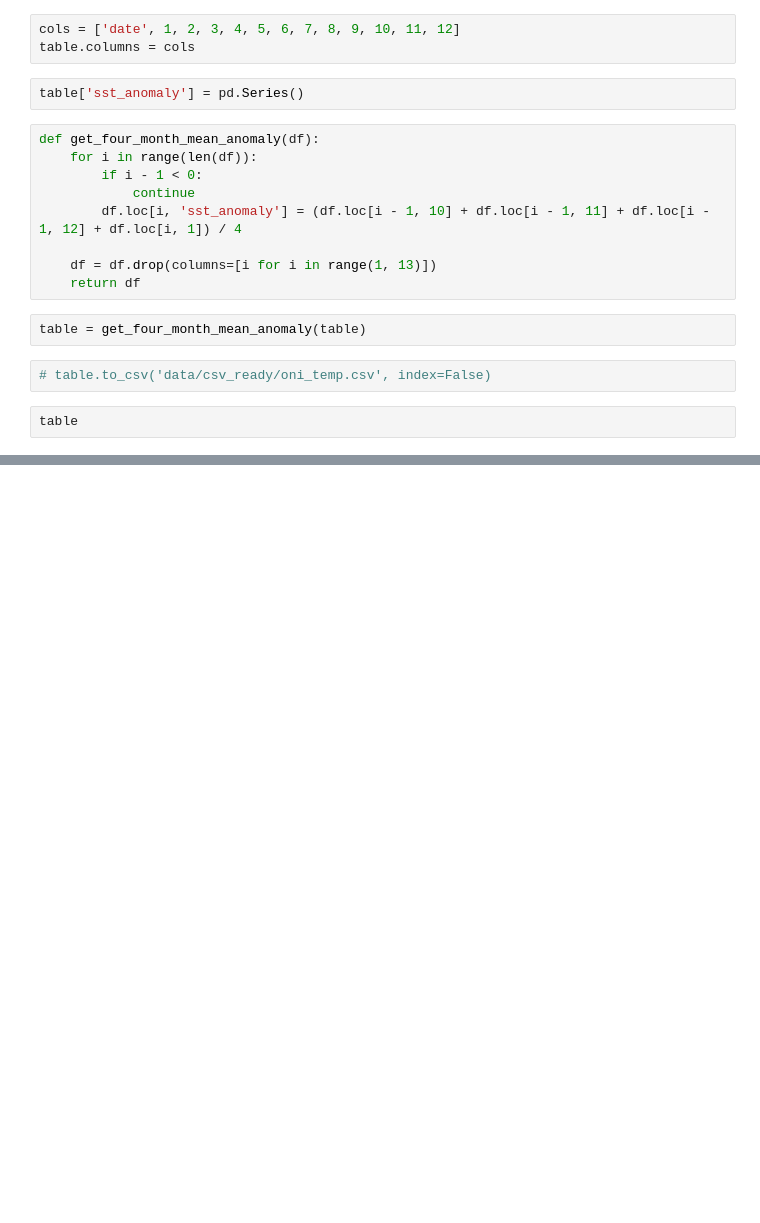
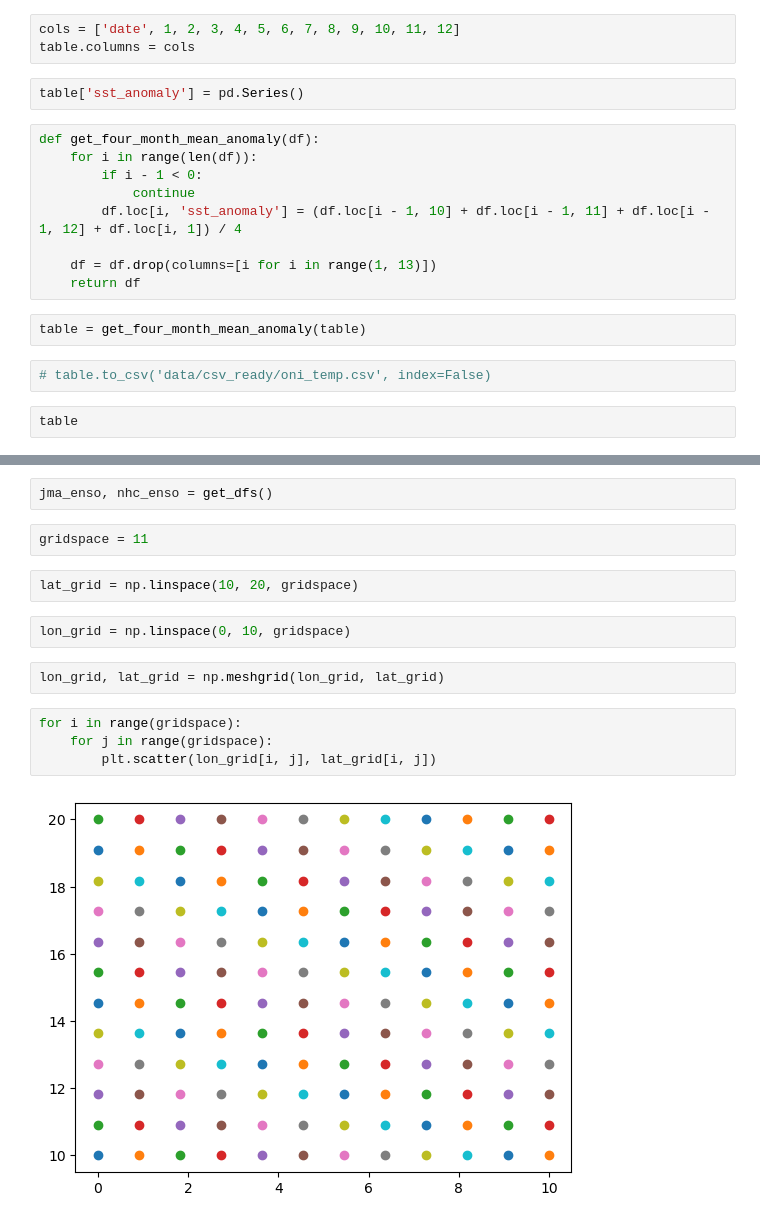
Before and after one commit to StanDobrev11/DataScience, a Jupyter notebook: Project/draft.ipynb, the cells around one changed output, grey strips where cells are left out. Drawn from its saved outputs; the diff is of its cells as text; blank space fills up the shorter version.

```diff
--- a/Project/draft.ipynb
+++ b/Project/draft.ipynb
@@ -955,0 +726,16 @@ table
+# %%
+jma_enso, nhc_enso = get_dfs()
+# %%
+gridspace = 11
+# %%
+lat_grid = np.linspace(10, 20, gridspace)
+# %%
+lon_grid = np.linspace(0, 10, gridspace)
+# %%
+lon_grid, lat_grid = np.meshgrid(lon_grid, lat_grid)
+# %%
+for i in range(gridspace):
+    for j in range(gridspace):
+        plt.scatter(lon_grid[i, j], lat_grid[i, j])
+# %% [output]
+[figure, added]
```
Also changed, not shown: parts of 31 cells of this notebook, 7 other files.
